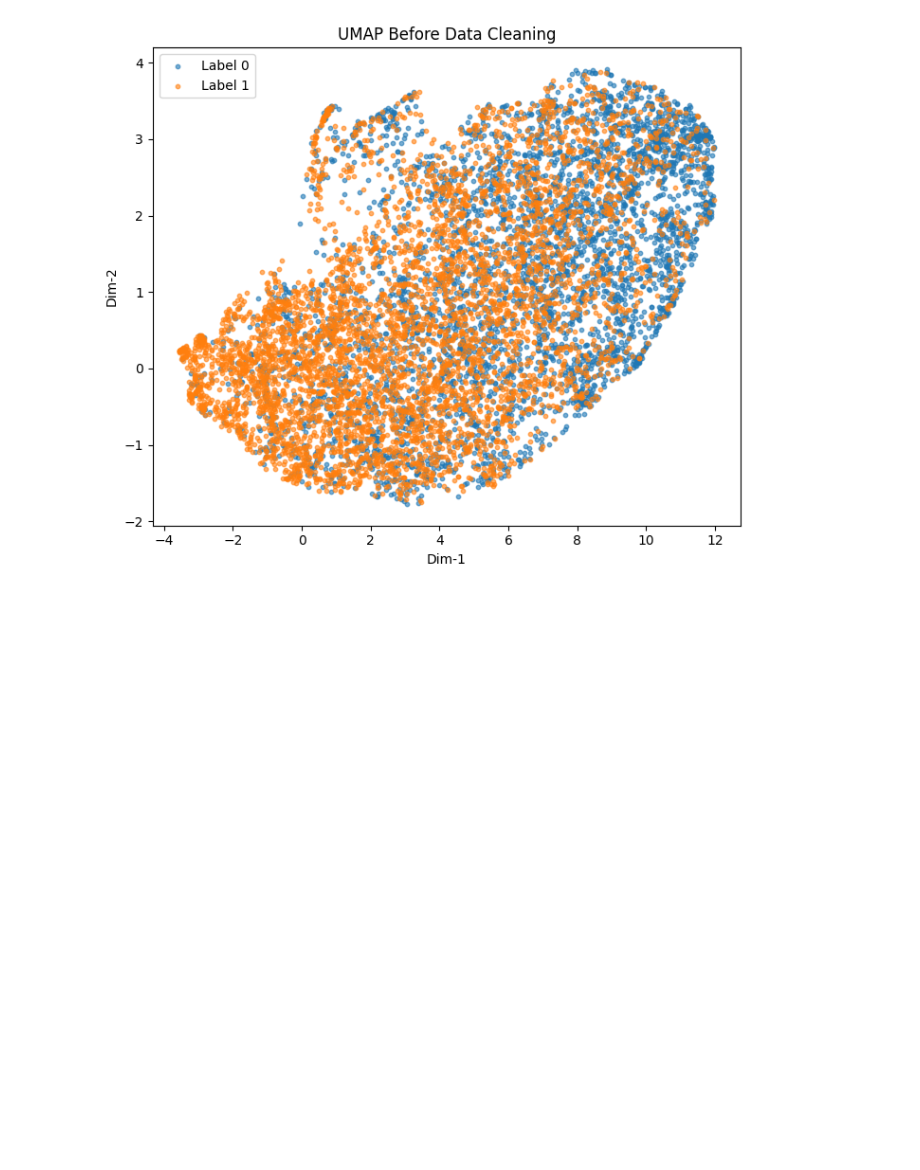
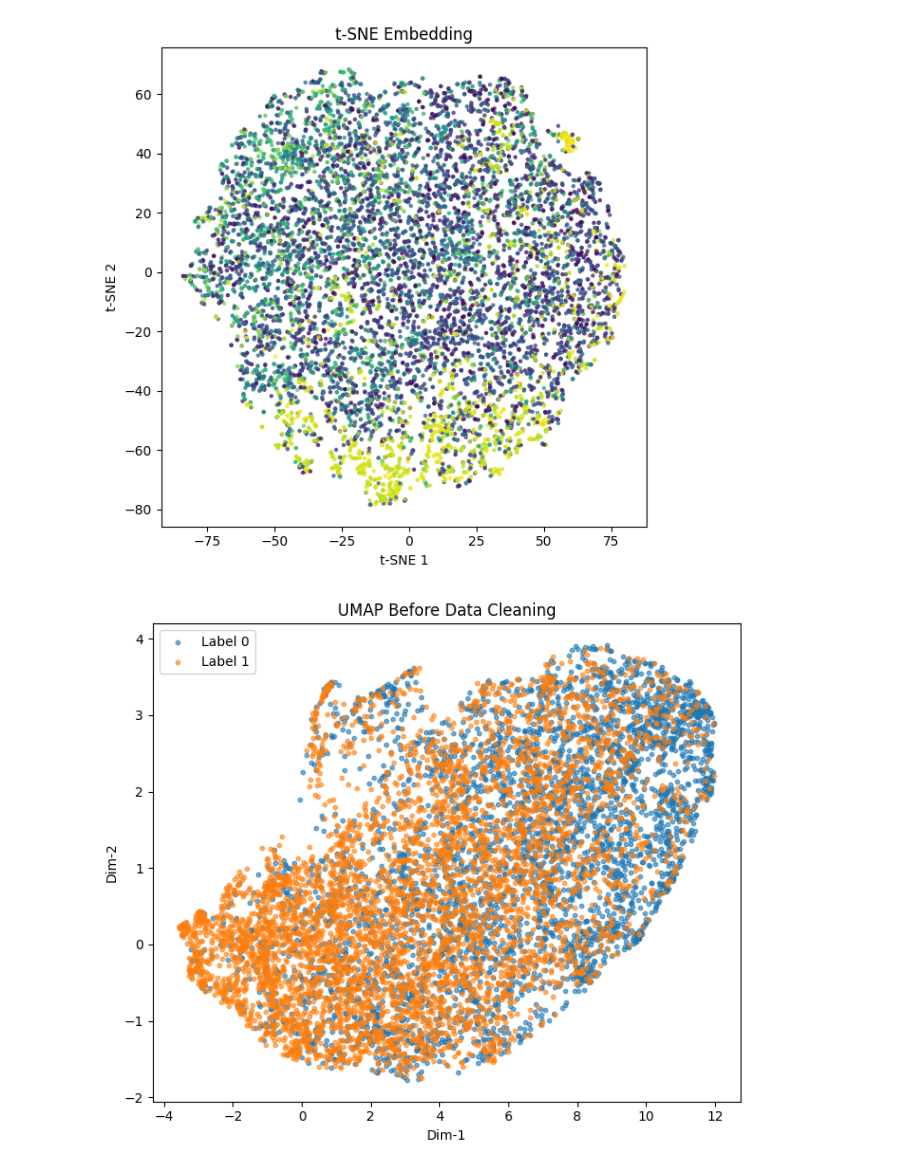
Before and after one commit to arkiven4/NXSCough, a Jupyter notebook: notebooks/test_model.ipynb, the cells around one changed output. Drawn from its saved outputs; the diff is of its cells as text; code cells hidden in the pictures; blank space fills up the shorter version.

```diff
--- a/notebooks/test_model.ipynb
+++ b/notebooks/test_model.ipynb
@@ -178,15 +130,15 @@ train_embeds = []
 train_labels = []
 with torch.no_grad():
     for idx, batch in tqdm(enumerate(train_loader), total=len(train_loader)):
-        _, audio, _, attention_masks, dse_ids, _ = batch
+        _, audio, _, attention_masks, dse_ids, [patient_ids, _] = batch
         audio = audio.cuda()
         attention_masks = attention_masks.cuda()
-        out_model = runner_lightning.forward(audio, attention_mask=attention_masks)
-        embed = out_model['embedding']
+        out_model = runner_lightning.model._forward_encoder(audio, attention_mask=attention_masks)
+        embed = out_model#['embedding']
 
         dse_ids = torch.argmax(dse_ids, dim=1)
         train_embeds.append(embed.cpu())
-        train_labels.append(dse_ids.cpu())
+        train_labels.append(patient_ids.cpu())
 
 train_embeds = torch.cat(train_embeds, dim=0).numpy()
 train_labels = torch.cat(train_labels, dim=0).numpy()
@@ -195,17 +147,46 @@ test_embeds = []
 test_labels = []
 with torch.no_grad():
     for idx, batch in tqdm(enumerate(test_loader), total=len(test_loader)):
-        _, audio, _, attention_masks, dse_ids, _ = batch
+        _, audio, _, attention_masks, dse_ids, [patient_ids, _] = batch
         audio = audio.cuda()
         attention_masks = attention_masks.cuda()
-        out_model = runner_lightning.forward(audio, attention_mask=attention_masks)
-        embed = out_model['embedding']
+        out_model = runner_lightning.model._forward_encoder(audio, attention_mask=attention_masks)
+        embed = out_model#['embedding']
 
         dse_ids = torch.argmax(dse_ids, dim=1)
         test_embeds.append(embed.cpu())
-        test_labels.append(dse_ids.cpu())
+        test_labels.append(patient_ids.cpu())
 
 del audio, attention_masks
 test_embeds = torch.cat(test_embeds, dim=0).numpy()
 test_labels = torch.cat(test_labels, dim=0).numpy()
+# %%
+mask_1 = train_labels
+all_embeds_train = train_embeds#[mask_1]
+all_labels_train = train_labels#[mask_1]
+
+tsne = TSNE(
+    n_components=2,
+    perplexity=30,
+    learning_rate="auto",
+    init="pca",
+    random_state=42
+)
+X_2d = tsne.fit_transform(train_embeds)
+
+plt.figure(figsize=(6, 6))
+plt.scatter(
+    X_2d[:, 0],
+    X_2d[:, 1],
+    s=5,
+    c=train_labels,
+    alpha=0.7
+)
+plt.xlabel("t-SNE 1")
+plt.ylabel("t-SNE 2")
+plt.title("t-SNE Embedding")
+plt.tight_layout()
+plt.show()
+# %% [output]
+[figure, added]
 # %%
```
Also changed, not shown: parts of 8 cells of this notebook, 22 other files.
